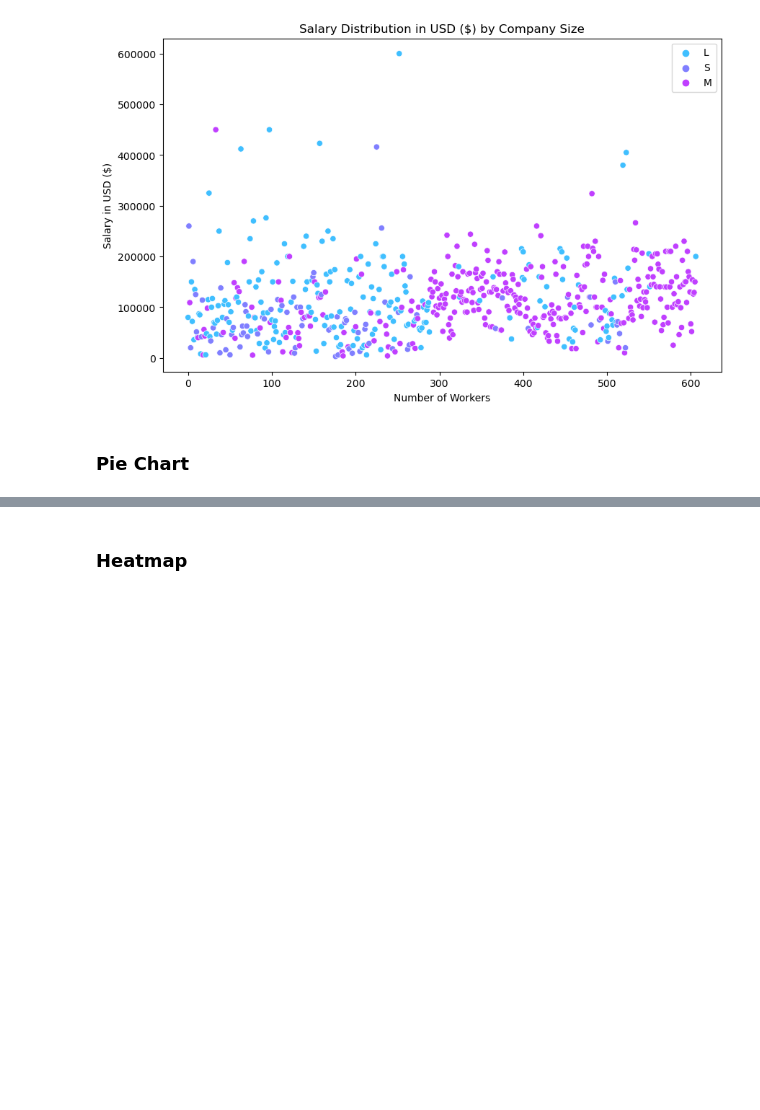
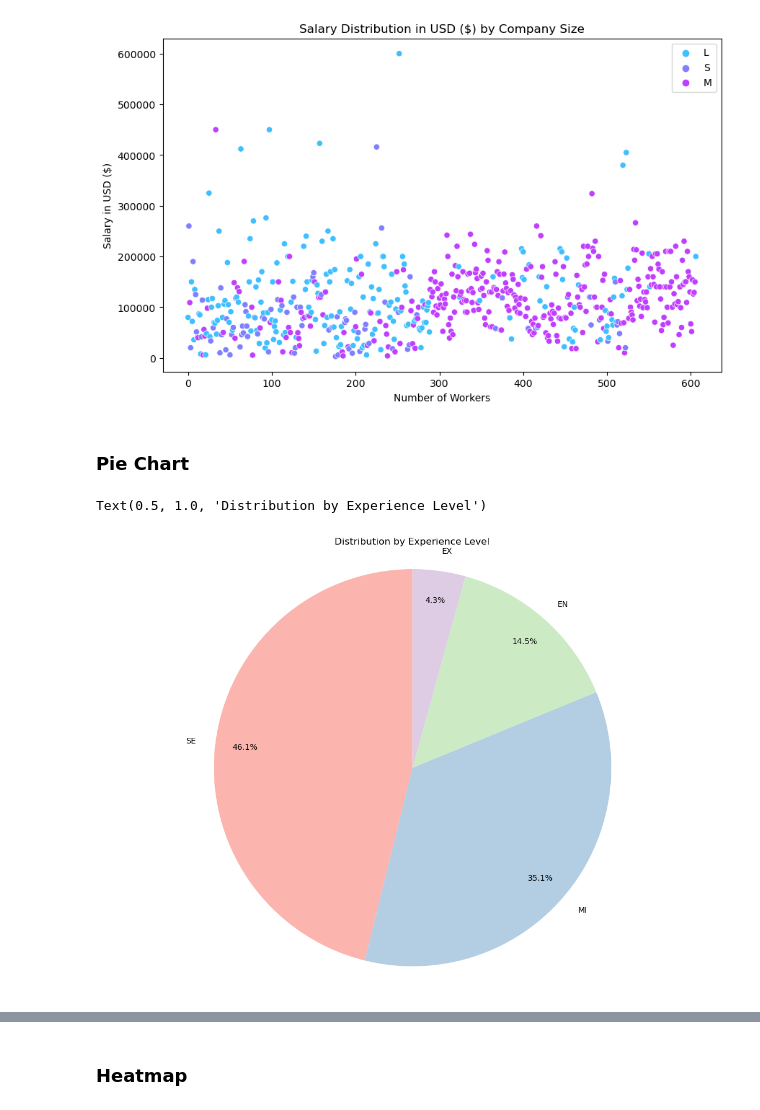
Before and after one commit to KimKarydas/Data-Science-Job-Salaries, a Jupyter notebook: Data_Science_Salaries.ipynb, the cells around one changed output, grey strips where cells are left out. Saved outputs shown, nothing was run; the diff lists cells and outputs as text; code cells hidden in the pictures; blank space fills up the shorter version.

```diff
--- a/Data_Science_Salaries.ipynb
+++ b/Data_Science_Salaries.ipynb
@@ -497,0 +526,12 @@ plt.legend()
+# %%
+# Pie chart with the experience level
+bldp_count = df['experience_level'].value_counts()
+label_props = {'fontsize': 12, 'fontweight': 'bold'}
+plt.figure(figsize=(14, 10))
+sns.set_palette('Pastel1')
+plt.pie(bldp_count, labels=bldp_count.index, autopct='%1.1f%%', startangle=90, pctdistance=0.85)
+plt.axis('equal')
+plt.title('Distribution by Experience Level')
+# %% [output]
+Text(0.5, 1.0, 'Distribution by Experience Level')
+[figure, added]
```
Also changed, not shown: parts of 10 cells of this notebook.
